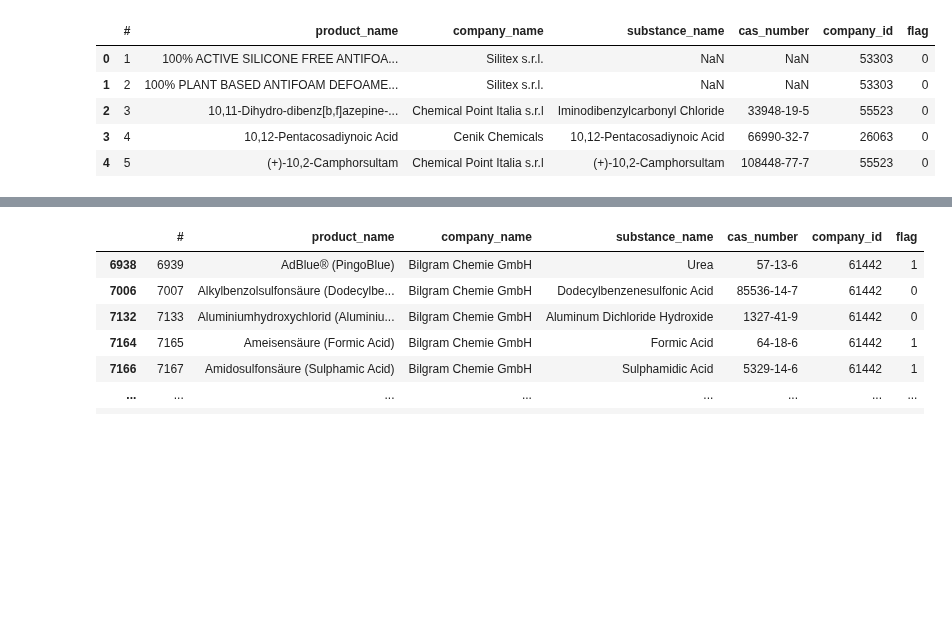
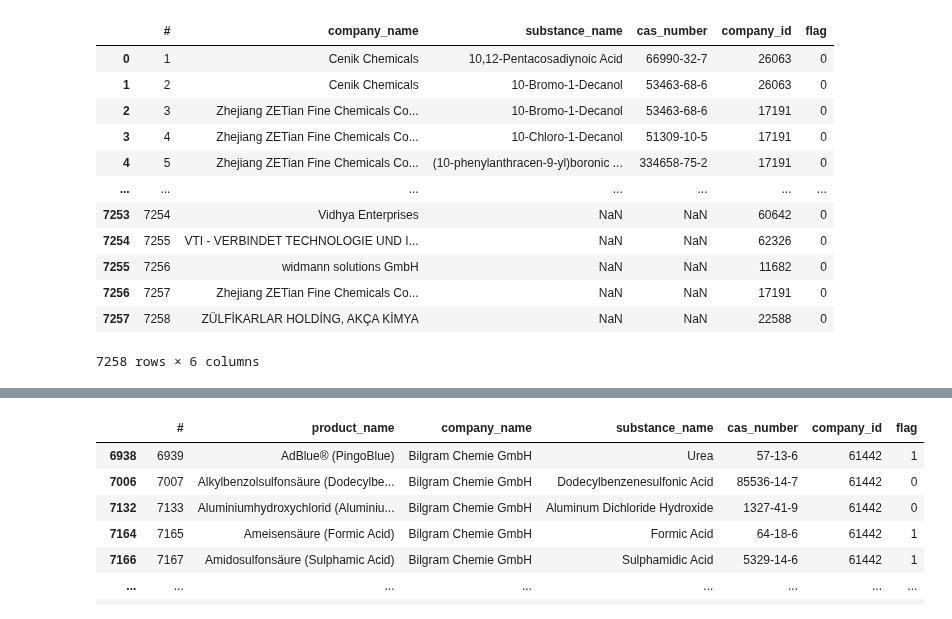
Before and after one commit to asadTariq666/Python_work, a Jupyter notebook: Chemondis/Chemondis Supplier Scores/Product.ipynb, the cells around one changed output, grey strips where cells are left out. Cells and saved outputs as stored; diff of their text form; code cells hidden in the pictures; blank space fills up the shorter version.

```diff
--- a/Chemondis/Chemondis Supplier Scores/Product.ipynb
+++ b/Chemondis/Chemondis Supplier Scores/Product.ipynb
@@ -52,10 +69,17 @@ top500
 # %%
 data2['flag'] = data2['substance_name'].isin(top500).astype(int)
-data2.head()
+data2
 # %% [output]
-|  | # | product_name | company_name | substance_name | cas_number | company_id | flag |
-| 0 | 1 | 100% ACTIVE SILICONE FREE ANTIFOA... | Silitex s.r.l. | NaN | NaN | 53303 | 0 |
-| 1 | 2 | 100% PLANT BASED ANTIFOAM DEFOAME... | Silitex s.r.l. | NaN | NaN | 53303 | 0 |
-| 2 | 3 | 10,11-Dihydro-dibenz[b,f]azepine-... | Chemical Point Italia s.r.l | Iminodibenzylcarbonyl Chloride | 33948-19-5 | 55523 | 0 |
-| 3 | 4 | 10,12-Pentacosadiynoic Acid | Cenik Chemicals | 10,12-Pentacosadiynoic Acid | 66990-32-7 | 26063 | 0 |
-| 4 | 5 | (+)-10,2-Camphorsultam | Chemical Point Italia s.r.l | (+)-10,2-Camphorsultam | 108448-77-7 | 55523 | 0 |
+|  | # | company_name | substance_name | cas_number | company_id | flag |
+| 0 | 1 | Cenik Chemicals | 10,12-Pentacosadiynoic Acid | 66990-32-7 | 26063 | 0 |
+| 1 | 2 | Cenik Chemicals | 10-Bromo-1-Decanol | 53463-68-6 | 26063 | 0 |
+| 2 | 3 | Zhejiang ZETian Fine Chemicals Co... | 10-Bromo-1-Decanol | 53463-68-6 | 17191 | 0 |
+| 3 | 4 | Zhejiang ZETian Fine Chemicals Co... | 10-Chloro-1-Decanol | 51309-10-5 | 17191 | 0 |
+| 4 | 5 | Zhejiang ZETian Fine Chemicals Co... | (10-phenylanthracen-9-yl)boronic ... | 334658-75-2 | 17191 | 0 |
+| ... | ... | ... | ... | ... | ... | ... |
+| 7253 | 7254 | Vidhya Enterprises | NaN | NaN | 60642 | 0 |
+| 7254 | 7255 | VTI - VERBINDET TECHNOLOGIE UND I... | NaN | NaN | 62326 | 0 |
+| 7255 | 7256 | widmann solutions GmbH | NaN | NaN | 11682 | 0 |
+| 7256 | 7257 | Zhejiang ZETian Fine Chemicals Co... | NaN | NaN | 17191 | 0 |
+| 7257 | 7258 | ZÜLFİKARLAR HOLDİNG, AKÇA KİMYA | NaN | NaN | 22588 | 0 |
+7258 rows × 6 columns
```
Also changed, not shown: parts of 22 cells of this notebook, 9 other files.
